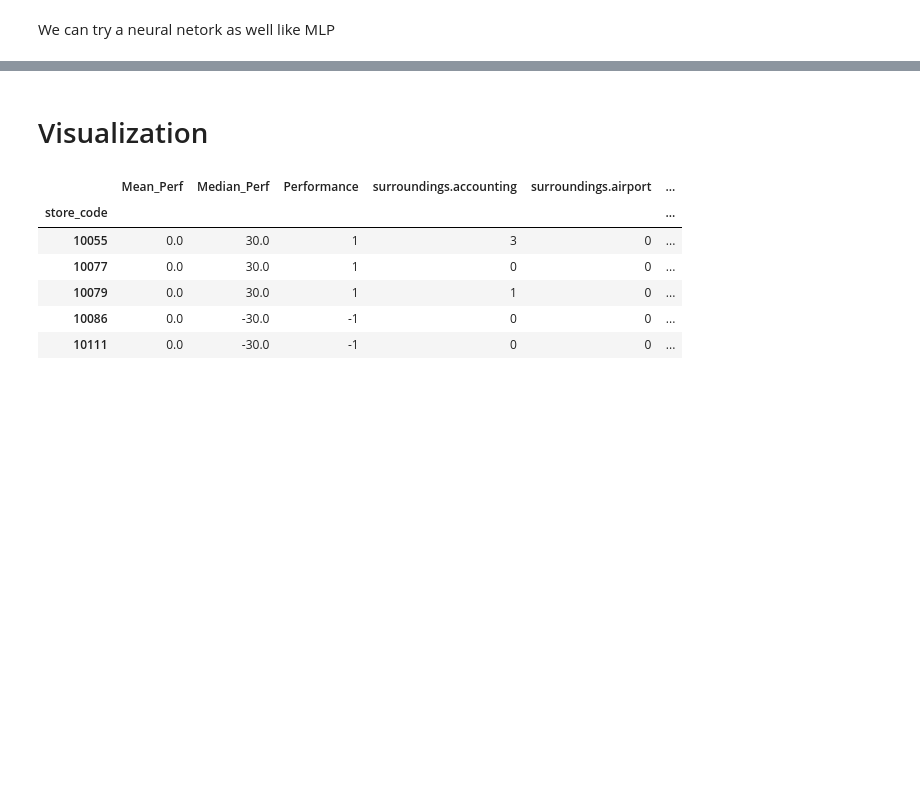
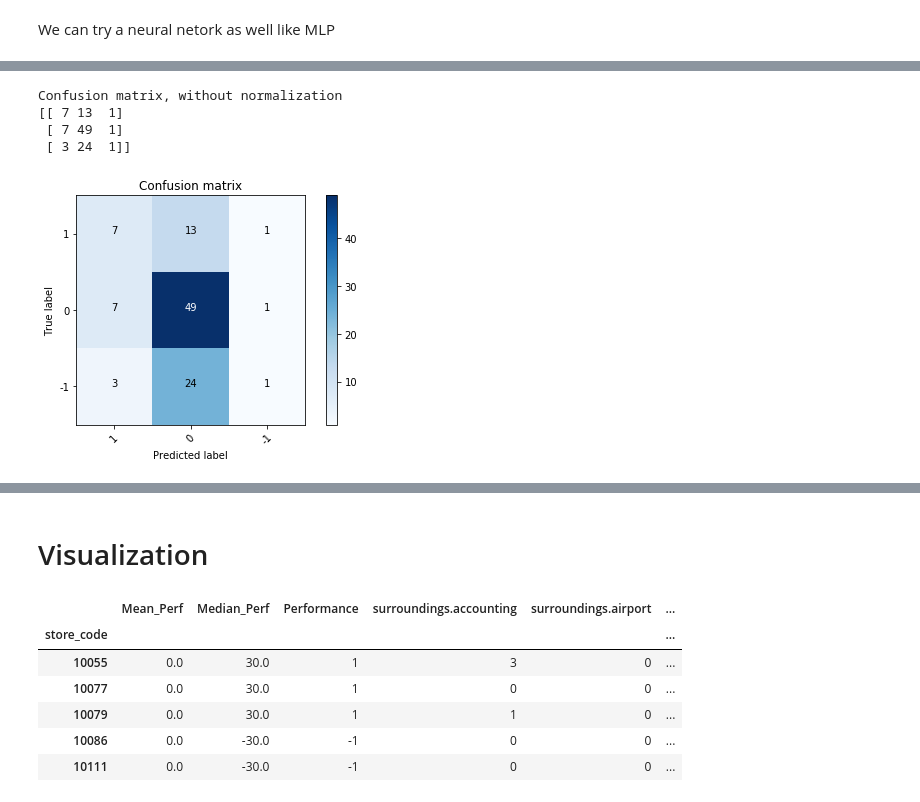
Before and after one commit to enrabre/Sales-forecast, a Jupyter notebook: pmi2.ipynb, the cells around one changed output, grey strips where cells are left out. Drawn from its saved outputs; the diff is of its cells as text; code cells hidden in the pictures; blank space fills up the shorter version.

```diff
--- a/pmi2.ipynb
+++ b/pmi2.ipynb
@@ -413,6 +626,16 @@ MLPClassifier(activation='relu', alpha=0.0001, batch_size='auto', beta_1=0.9,
        nesterovs_momentum=True, power_t=0.5, random_state=0, shuffle=True,
        solver='adam', tol=0.0001, validation_fraction=0.1, verbose=False,
        warm_start=False)
+# %%
+svc_matrix = confusion_matrix(y_test, mlp.predict(X_test))
+plt.figure()
+plot_confusion_matrix(svc_matrix, ('1', '0', '-1'))
+# %% [output]
+Confusion matrix, without normalization
+[[ 7 13  1]
+ [ 7 49  1]
+ [ 3 24  1]]
+[figure, added]
 # %%
 mlp.predict(X_test)
 # %% [output]
```
Also changed, not shown: parts of 34 cells of this notebook.
